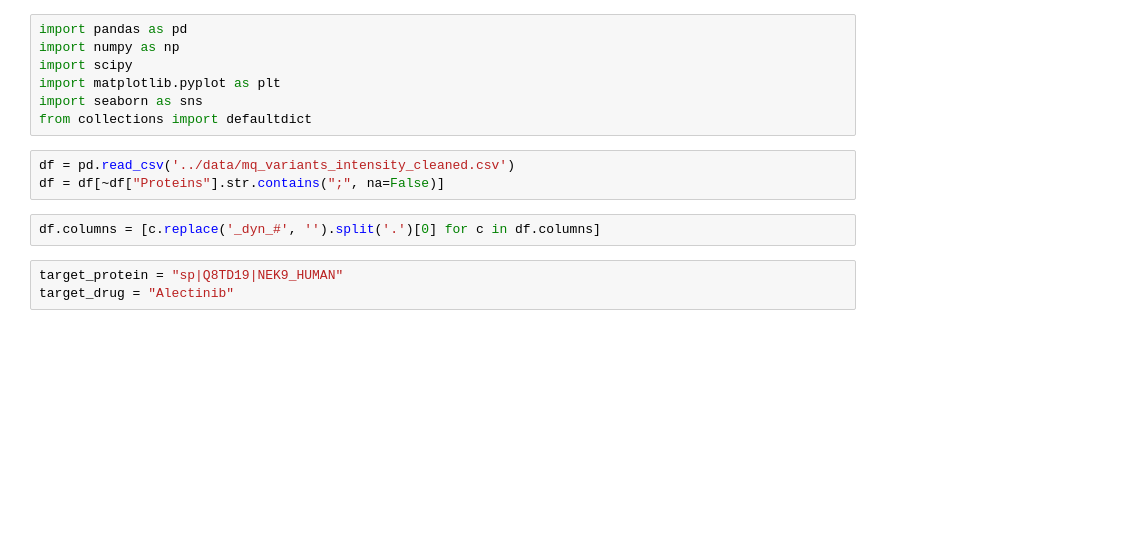
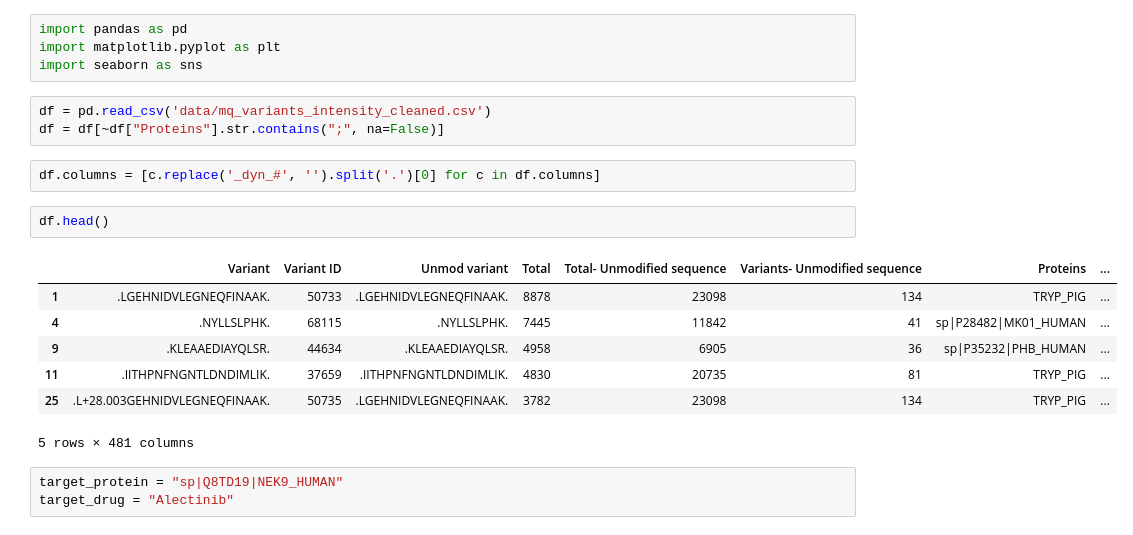
Before and after one commit to aaron-ang/CSE291-Sp25, a Jupyter notebook: src/find_outlier.ipynb, the cells around one changed output. Drawn from its saved outputs; the diff is of its cells as text; blank space fills up the shorter version.

```diff
--- a/src/find_outlier.ipynb
+++ b/src/find_outlier.ipynb
@@ -1,15 +1,22 @@
 # %%
 import pandas as pd
-import numpy as np
-import scipy
 import matplotlib.pyplot as plt
 import seaborn as sns
-from collections import defaultdict
 # %%
-df = pd.read_csv('../data/mq_variants_intensity_cleaned.csv')
+df = pd.read_csv('data/mq_variants_intensity_cleaned.csv')
 df = df[~df["Proteins"].str.contains(";", na=False)]
 # %%
 df.columns = [c.replace('_dyn_#', '').split('.')[0] for c in df.columns]
+# %%
+df.head()
+# %% [output]
+|  | Variant | Variant ID | Unmod variant | Total | Total- Unmodified sequence | Variants- Unmodified sequence | Proteins | ... |
+| 1 | .LGEHNIDVLEGNEQFINAAK. | 50733 | .LGEHNIDVLEGNEQFINAAK. | 8878 | 23098 | 134 | TRYP_PIG | ... |
+| 4 | .NYLLSLPHK. | 68115 | .NYLLSLPHK. | 7445 | 11842 | 41 | sp|P28482|MK01_HUMAN | ... |
+| 9 | .KLEAAEDIAYQLSR. | 44634 | .KLEAAEDIAYQLSR. | 4958 | 6905 | 36 | sp|P35232|PHB_HUMAN | ... |
+| 11 | .IITHPNFNGNTLDNDIMLIK. | 37659 | .IITHPNFNGNTLDNDIMLIK. | 4830 | 20735 | 81 | TRYP_PIG | ... |
+| 25 | .L+28.003GEHNIDVLEGNEQFINAAK. | 50735 | .LGEHNIDVLEGNEQFINAAK. | 3782 | 23098 | 134 | TRYP_PIG | ... |
+5 rows × 481 columns
 # %%
 target_protein = "sp|Q8TD19|NEK9_HUMAN"
 target_drug = "Alectinib"
```
Also changed, not shown: parts of 6 cells of this notebook.
